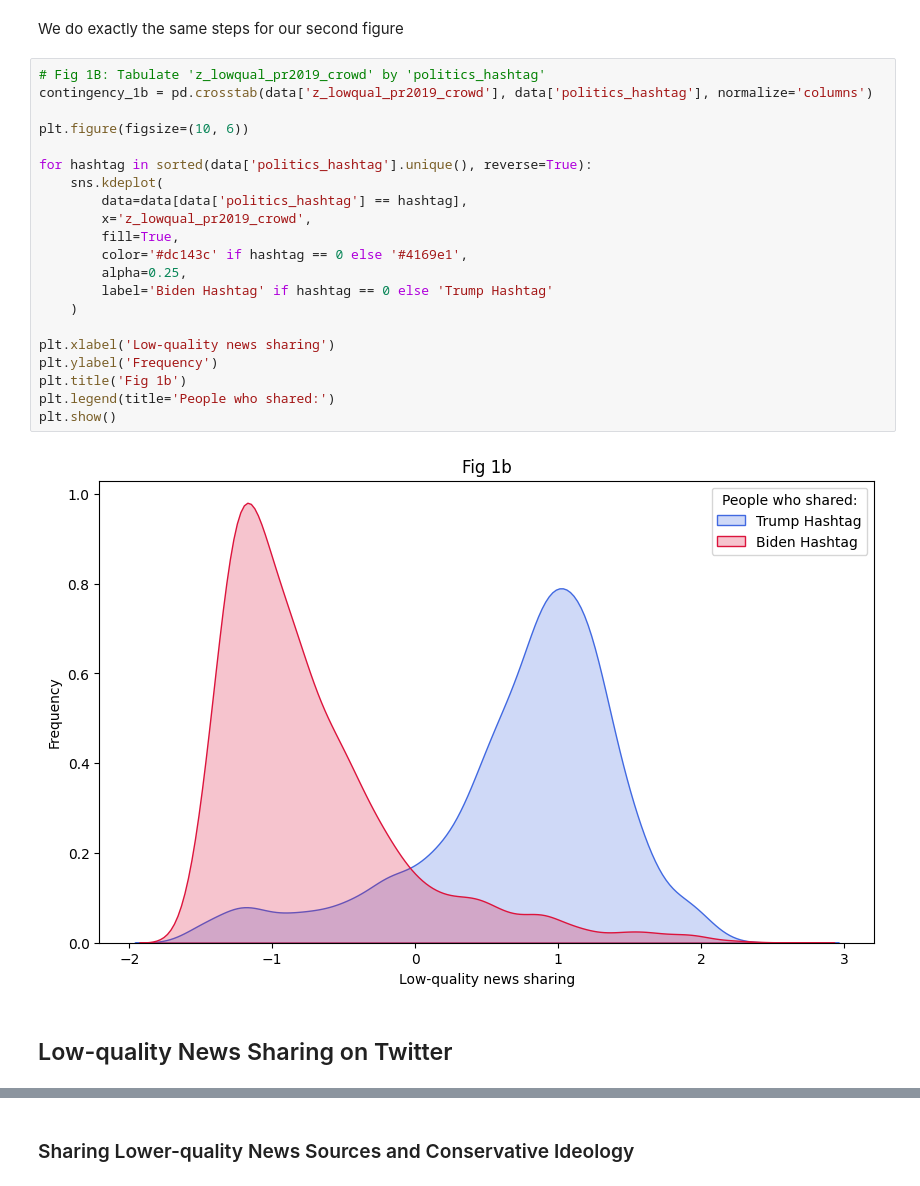
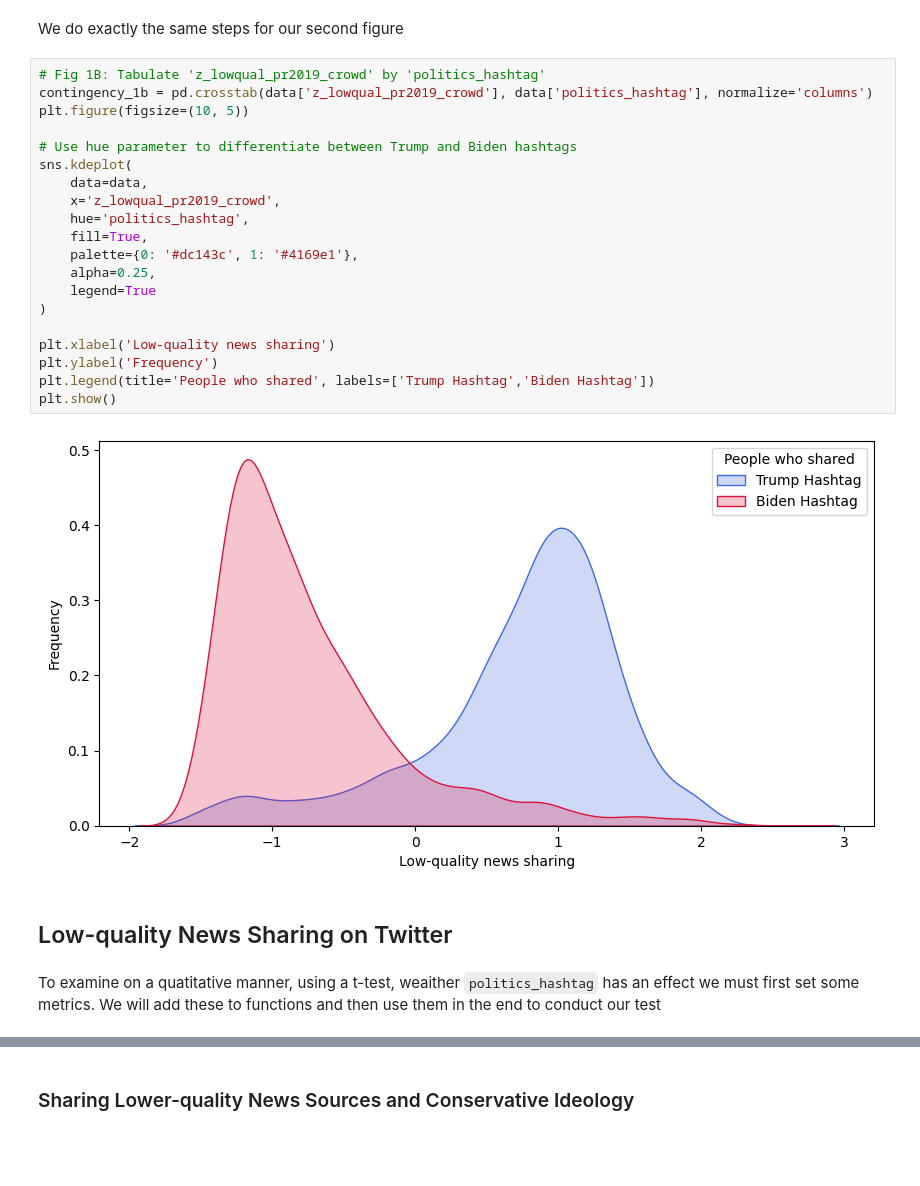
Before and after one commit to panos1b/Social-Media-Sanctions-and-Misinformation-Sharing, a Jupyter notebook: differences_misinformation_solution.ipynb, the cells around one changed output, grey strips where cells are left out. Saved outputs shown, nothing was run; the diff lists cells and outputs as text; blank space fills up the shorter version.

```diff
--- a/differences_misinformation_solution.ipynb
+++ b/differences_misinformation_solution.ipynb
@@ -95,25 +99,26 @@ We do exactly the same steps for our second figure
 # %%
 # Fig 1B: Tabulate 'z_lowqual_pr2019_crowd' by 'politics_hashtag'
 contingency_1b = pd.crosstab(data['z_lowqual_pr2019_crowd'], data['politics_hashtag'], normalize='columns')
+plt.figure(figsize=(10, 5))
 
-plt.figure(figsize=(10, 6))
-
-for hashtag in sorted(data['politics_hashtag'].unique(), reverse=True):
-    sns.kdeplot(
-        data=data[data['politics_hashtag'] == hashtag],
-        x='z_lowqual_pr2019_crowd',
-        fill=True,
-        color='#dc143c' if hashtag == 0 else '#4169e1',
-        alpha=0.25,
-        label='Biden Hashtag' if hashtag == 0 else 'Trump Hashtag'
-    )
+# Use hue parameter to differentiate between Trump and Biden hashtags
+sns.kdeplot(
+    data=data,
+    x='z_lowqual_pr2019_crowd',
+    hue='politics_hashtag',
+    fill=True,
+    palette={0: '#dc143c', 1: '#4169e1'},
+    alpha=0.25,
+    legend=True
+)
 
 plt.xlabel('Low-quality news sharing')
 plt.ylabel('Frequency')
-plt.title('Fig 1b')
-plt.legend(title='People who shared:')
+plt.legend(title='People who shared', labels=['Trump Hashtag','Biden Hashtag'])
 plt.show()
 # %% [output]
-[figure, old version]
+[figure, new version]
 # %% [markdown]
 ## Low-quality News Sharing on Twitter
+# %% [markdown]
+To examine on a quatitative manner, using a t-test, weaither `politics_hashtag` has an effect we must first set some metrics. We will add these to functions and then use them in the end to conduct our test
```
Also changed, not shown: parts of 18 cells of this notebook.
